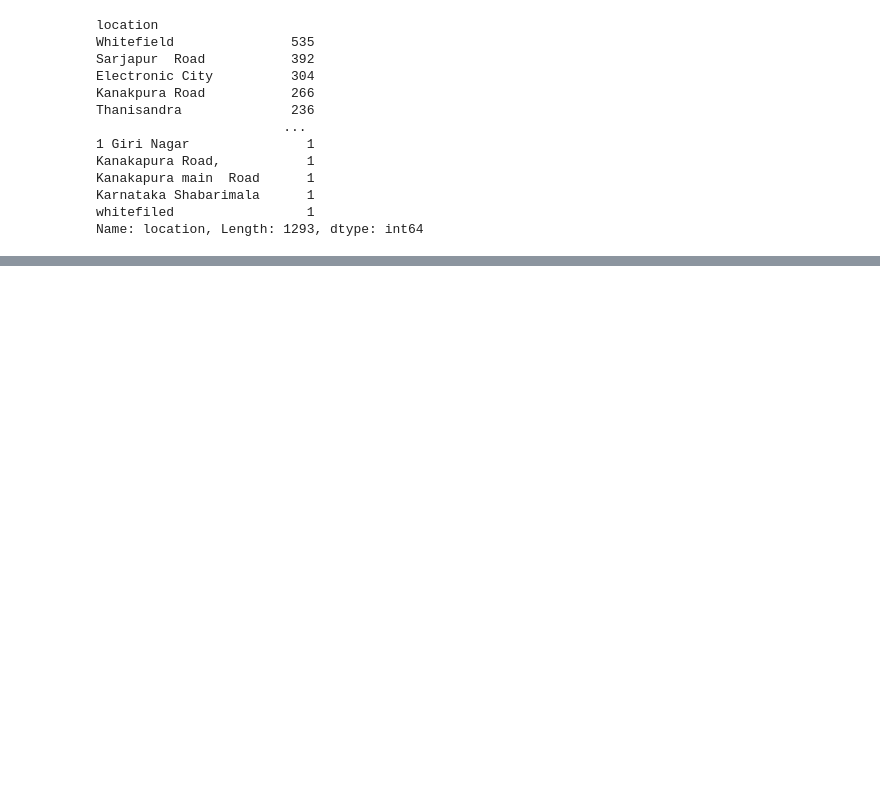
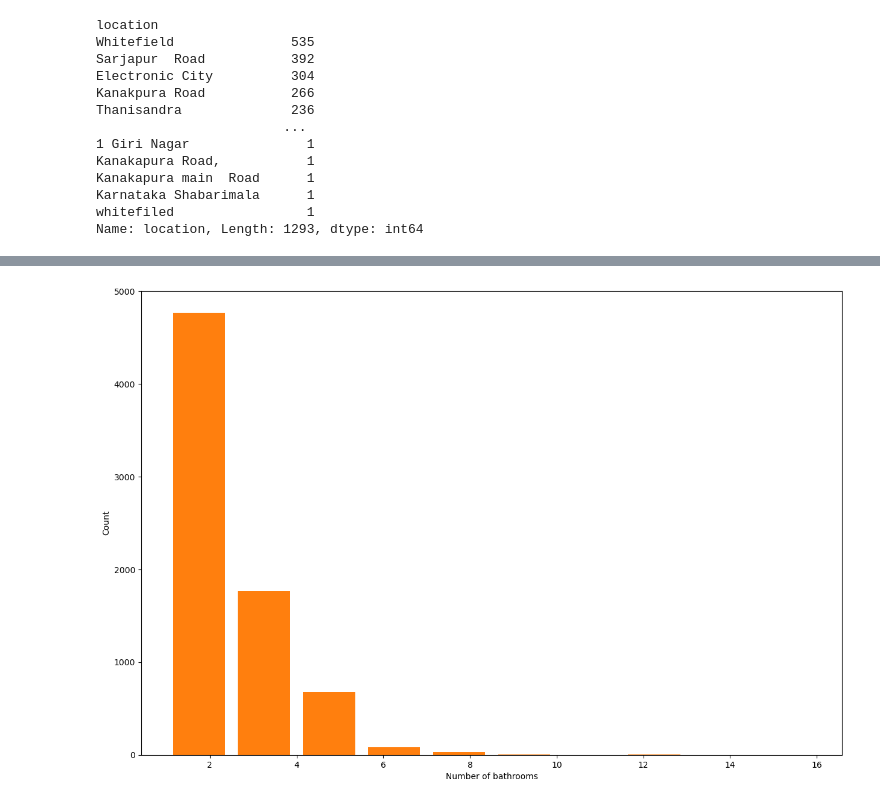
Before and after one commit to kwameg23/Portfolio-Projects, a Jupyter notebook: Real Estate Price Prediction/Real Estate Price Prediction.ipynb, the cells around one changed output, grey strips where cells are left out. Saved outputs shown, nothing was run; the diff lists cells and outputs as text; code cells hidden in the pictures; blank space fills up the shorter version.

```diff
--- a/Real Estate Price Prediction/Real Estate Price Prediction.ipynb
+++ b/Real Estate Price Prediction/Real Estate Price Prediction.ipynb
@@ -189,0 +300,7 @@ Name: location, Length: 1293, dtype: int64
+# %%
+plt.hist(df8.bath,rwidth = 0.8)
+plt.xlabel('Number of bathrooms')
+plt.ylabel('Count')
+plt.show()
+# %% [output]
+[figure, added]
```
Also changed, not shown: parts of 13 cells of this notebook.
